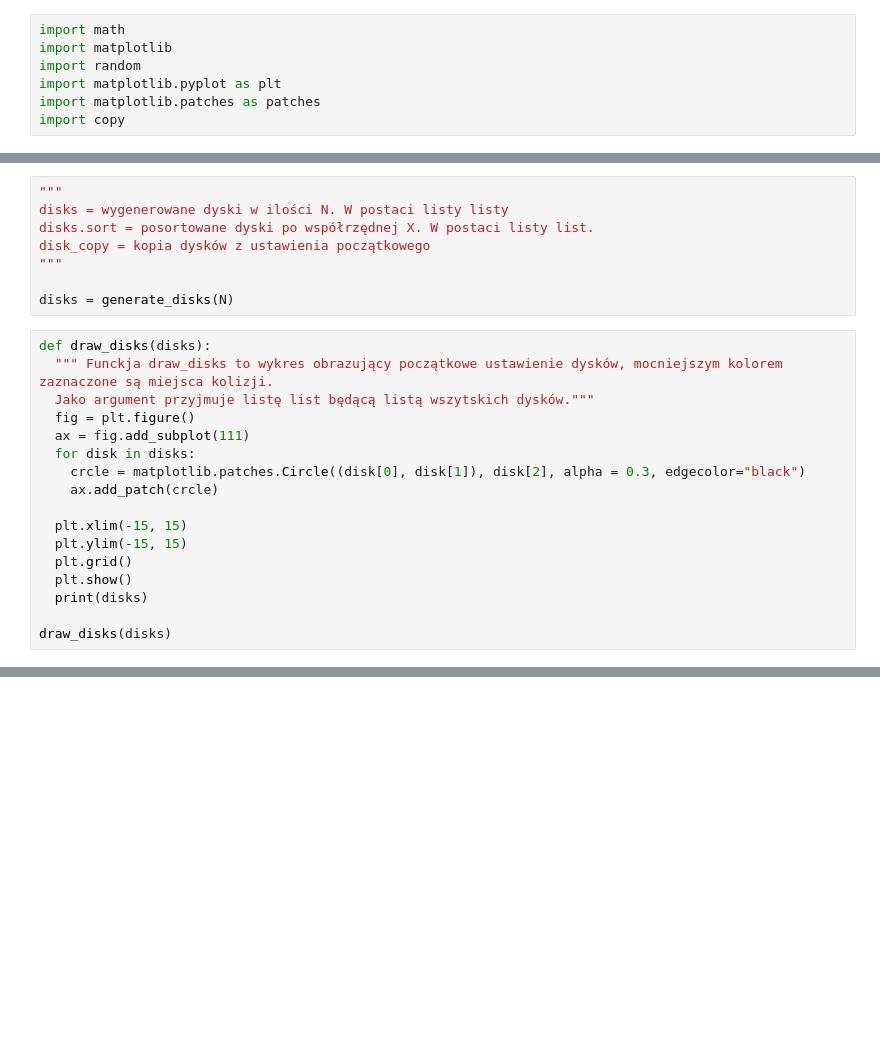
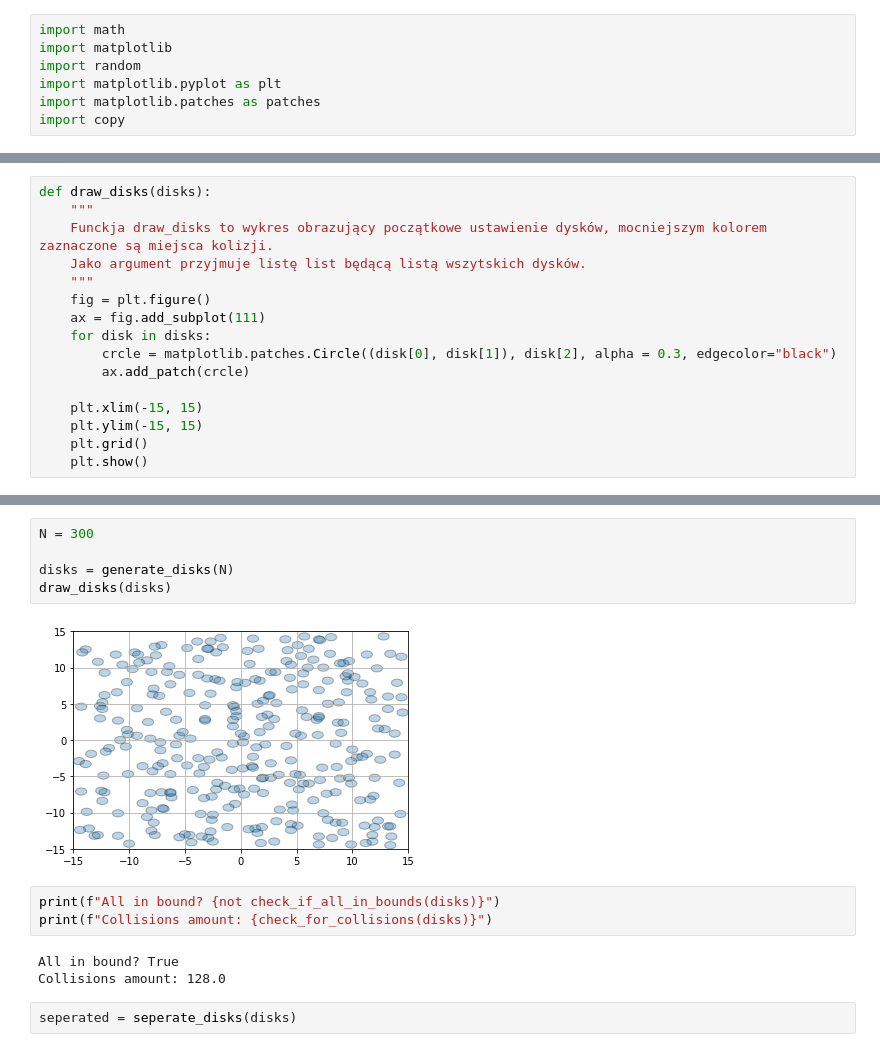
Before and after one commit to KingaTeklak/lista6, a Jupyter notebook: lista6.ipynb, the cells around one changed output, grey strips where cells are left out. Cells and saved outputs as stored; diff of their text form; blank space fills up the shorter version.

```diff
--- a/lista6.ipynb
+++ b/lista6.ipynb
@@ -35,25 +26,16 @@ Wygenerowanie dyski:
-# %%
-"""
-disks = wygenerowane dyski w ilości N. W postaci listy listy
-disks.sort = posortowane dyski po współrzędnej X. W postaci listy list.
-disk_copy = kopia dysków z ustawienia początkowego
-"""
-
-disks = generate_disks(N)
 # %%
 def draw_disks(disks):
-  """ Funckja draw_disks to wykres obrazujący początkowe ustawienie dysków, mocniejszym kolorem zaznaczone są miejsca kolizji.
-  Jako argument przyjmuje listę list będącą listą wszytskich dysków."""
-  fig = plt.figure()
-  ax = fig.add_subplot(111)
-  for disk in disks:
-    crcle = matplotlib.patches.Circle((disk[0], disk[1]), disk[2], alpha = 0.3, edgecolor="black")
-    ax.add_patch(crcle)
+    """
+    Funckja draw_disks to wykres obrazujący początkowe ustawienie dysków, mocniejszym kolorem zaznaczone są miejsca kolizji.
+    Jako argument przyjmuje listę list będącą listą wszytskich dysków.
+    """
+    fig = plt.figure()
+    ax = fig.add_subplot(111)
+    for disk in disks:
+        crcle = matplotlib.patches.Circle((disk[0], disk[1]), disk[2], alpha = 0.3, edgecolor="black")
+        ax.add_patch(crcle)
 
-  plt.xlim(-15, 15)
-  plt.ylim(-15, 15)
-  plt.grid()
-  plt.show()
-  print(disks)
-
-draw_disks(disks)
+    plt.xlim(-15, 15)
+    plt.ylim(-15, 15)
+    plt.grid()
+    plt.show()
@@ -221,0 +203,15 @@ True
+# %%
+N = 300
+
+disks = generate_disks(N)
+draw_disks(disks)
+# %% [output]
+[figure, added]
+# %%
+print(f"All in bound? {not check_if_all_in_bounds(disks)}")
+print(f"Collisions amount: {check_for_collisions(disks)}")
+# %% [output]
+All in bound? True
+Collisions amount: 128.0
+# %%
+seperated = seperate_disks(disks)
```
Also changed, not shown: parts of 22 cells of this notebook.
